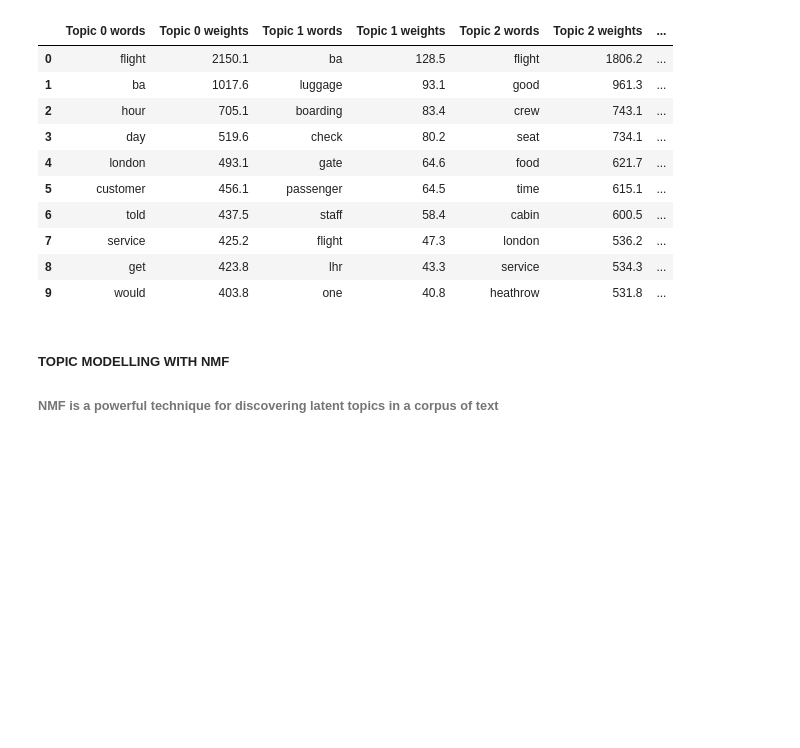
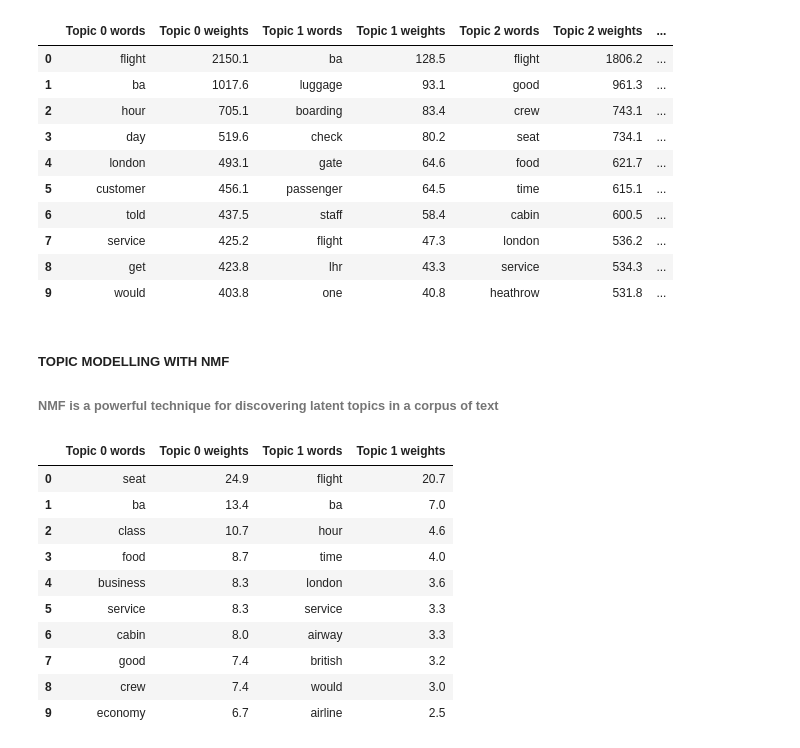
Before and after one commit to Ibeabuchi1/BA_internship, a Jupyter notebook: eda/eda_review.ipynb, the cells around one changed output. Cells and saved outputs as stored; diff of their text form; code cells hidden in the pictures; blank space fills up the shorter version.

Commit message:
topic modelling with NMF

```diff
--- a/eda/eda_review.ipynb
+++ b/eda/eda_review.ipynb
@@ -394,5 +394,25 @@ pd.DataFrame(topic_dict)
 ###### NMF is a powerful technique for discovering latent topics in a corpus of text
 # %%
 from sklearn.decomposition import NMF
-nmf = NMF(n_components=2, init='random', random_state=0)
+nmf = NMF(n_components=3, init='random', random_state=0)
 nmf.fit_transform(tf)
+# %%
+topic_dict = {}
+
+for topic_idx, topic in enumerate(nmf.components_):
+    topic_dict["Topic %d words" % (topic_idx)]= ['{}'.format(tf_feature_names[i]) for i in topic.argsort()[:-10 - 1:-1]]
+    topic_dict["Topic %d weights" % (topic_idx)]= ['{:.1f}'.format(topic[i]) for i in topic.argsort()[:-10 - 1:-1]]
+
+pd.DataFrame(topic_dict)
+# %% [output]
+|  | Topic 0 words | Topic 0 weights | Topic 1 words | Topic 1 weights |
+| 0 | seat | 24.9 | flight | 20.7 |
+| 1 | ba | 13.4 | ba | 7.0 |
+| 2 | class | 10.7 | hour | 4.6 |
+| 3 | food | 8.7 | time | 4.0 |
+| 4 | business | 8.3 | london | 3.6 |
+| 5 | service | 8.3 | service | 3.3 |
+| 6 | cabin | 8.0 | airway | 3.3 |
+| 7 | good | 7.4 | british | 3.2 |
+| 8 | crew | 7.4 | would | 3.0 |
+| 9 | economy | 6.7 | airline | 2.5 |
```
Also changed, not shown: parts of 1 cell of this notebook.
